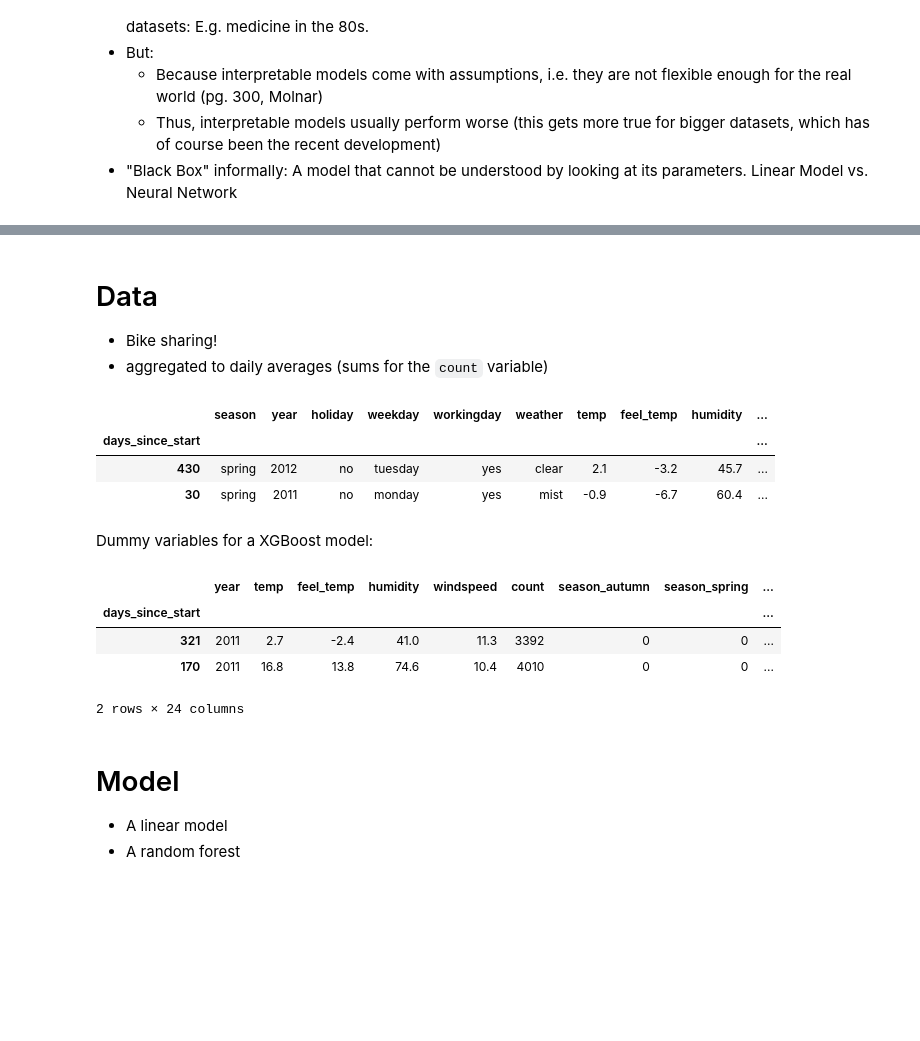
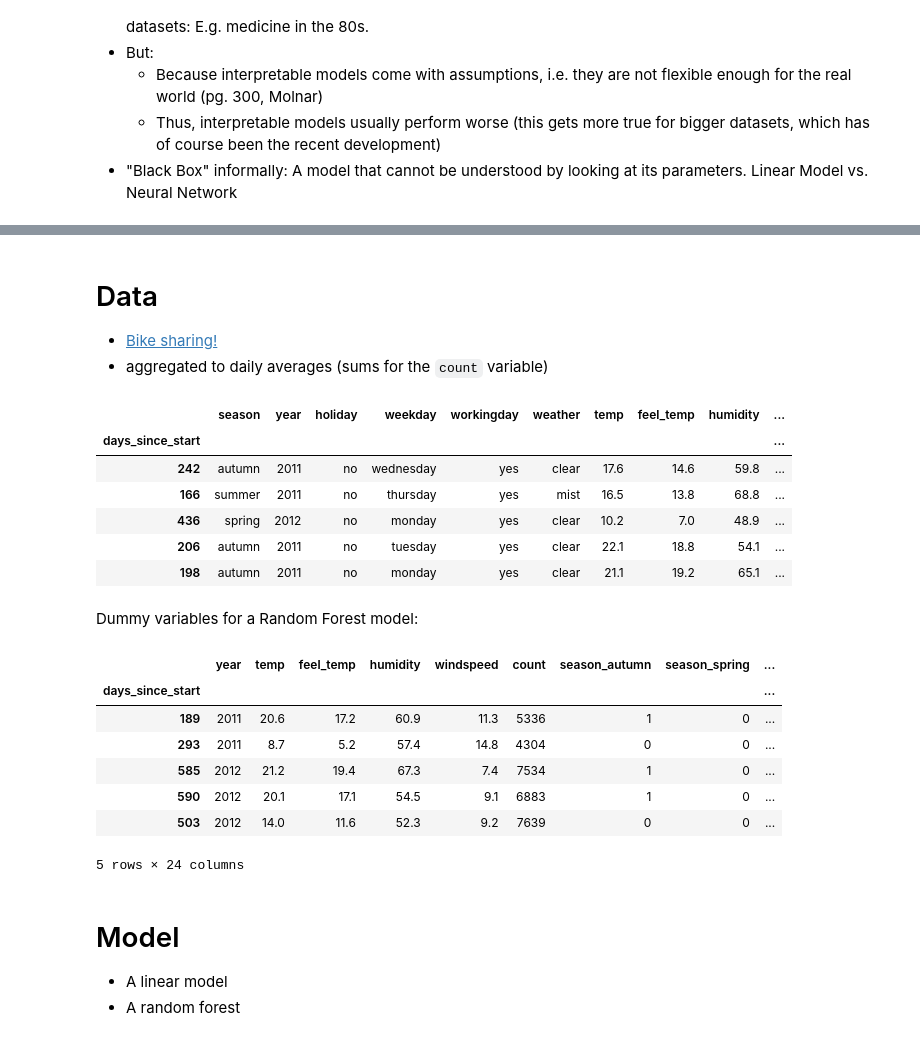
Before and after one commit to AlexEngelhardt/talk-iml, a Jupyter notebook: talk.ipynb, the cells around one changed output, grey strips where cells are left out. Drawn from its saved outputs; the diff is of its cells as text; code cells hidden in the pictures; blank space fills up the shorter version.

```diff
--- a/talk.ipynb
+++ b/talk.ipynb
@@ -125,25 +157,31 @@ We use IML because we want to be able to *trust* the predictions.
 # %% [markdown]
 # Data
 
-- Bike sharing!
+- [Bike sharing!](https://archive.ics.uci.edu/ml/datasets/bike+sharing+dataset)
 - aggregated to daily averages (sums for the `count` variable)
 # %%
-data.sample(2)
+data.sample(5)
 # %% [output]
 |  | season | year | holiday | weekday | workingday | weather | temp | feel_temp | humidity | ... |
 | days_since_start |  |  |  |  |  |  |  |  |  | ... |
-| 430 | spring | 2012 | no | tuesday | yes | clear | 2.1 | -3.2 | 45.7 | ... |
-| 30 | spring | 2011 | no | monday | yes | mist | -0.9 | -6.7 | 60.4 | ... |
+| 242 | autumn | 2011 | no | wednesday | yes | clear | 17.6 | 14.6 | 59.8 | ... |
+| 166 | summer | 2011 | no | thursday | yes | mist | 16.5 | 13.8 | 68.8 | ... |
+| 436 | spring | 2012 | no | monday | yes | clear | 10.2 | 7.0 | 48.9 | ... |
+| 206 | autumn | 2011 | no | tuesday | yes | clear | 22.1 | 18.8 | 54.1 | ... |
+| 198 | autumn | 2011 | no | monday | yes | clear | 21.1 | 19.2 | 65.1 | ... |
 # %% [markdown]
-Dummy variables for a XGBoost model:
+Dummy variables for a Random Forest model:
 # %%
-dummy_data.sample(2)
+dummy_data.sample(5)
 # %% [output]
 |  | year | temp | feel_temp | humidity | windspeed | count | season_autumn | season_spring | ... |
 | days_since_start |  |  |  |  |  |  |  |  | ... |
-| 321 | 2011 | 2.7 | -2.4 | 41.0 | 11.3 | 3392 | 0 | 0 | ... |
-| 170 | 2011 | 16.8 | 13.8 | 74.6 | 10.4 | 4010 | 0 | 0 | ... |
+| 189 | 2011 | 20.6 | 17.2 | 60.9 | 11.3 | 5336 | 1 | 0 | ... |
+| 293 | 2011 | 8.7 | 5.2 | 57.4 | 14.8 | 4304 | 0 | 0 | ... |
+| 585 | 2012 | 21.2 | 19.4 | 67.3 | 7.4 | 7534 | 1 | 0 | ... |
+| 590 | 2012 | 20.1 | 17.1 | 54.5 | 9.1 | 6883 | 1 | 0 | ... |
+| 503 | 2012 | 14.0 | 11.6 | 52.3 | 9.2 | 7639 | 0 | 0 | ... |
-2 rows × 24 columns
+5 rows × 24 columns
 # %% [markdown]
 # Model
 
```
Also changed, not shown: parts of 10 cells of this notebook, 1 other file.
